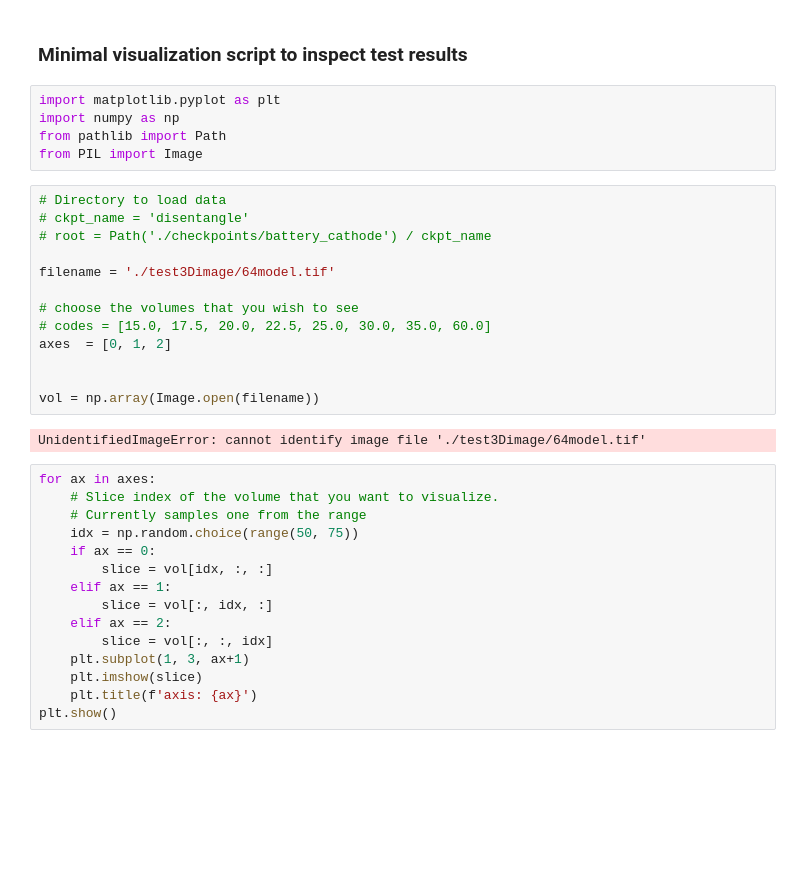
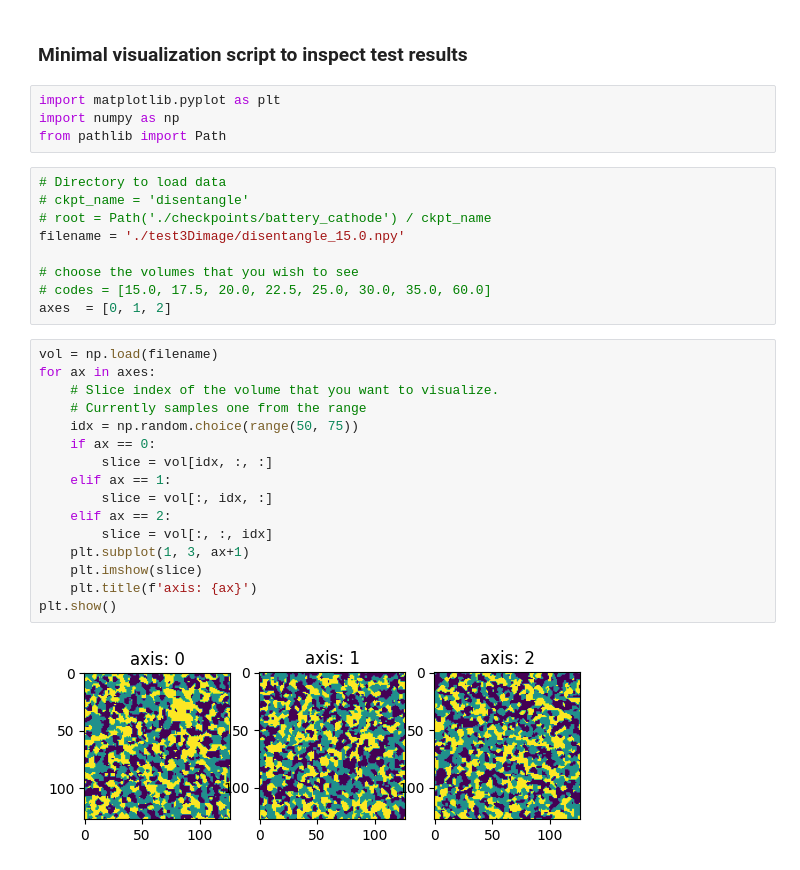
Before and after one commit to hirtatsu/SliceGAN, a Jupyter notebook: visualize_results.ipynb, the cells around one changed output. Cells and saved outputs as stored; diff of their text form; blank space fills up the shorter version.

```diff
--- a/visualize_results.ipynb
+++ b/visualize_results.ipynb
@@ -4,34 +4,30 @@
 import matplotlib.pyplot as plt
 import numpy as np
 from pathlib import Path
-from PIL import Image
 # %%
 # Directory to load data
 # ckpt_name = 'disentangle'
 # root = Path('./checkpoints/battery_cathode') / ckpt_name
-
-filename = './test3Dimage/64model.tif'
+filename = './test3Dimage/disentangle_15.0.npy'
 
 # choose the volumes that you wish to see
 # codes = [15.0, 17.5, 20.0, 22.5, 25.0, 30.0, 35.0, 60.0]
 axes  = [0, 1, 2]
-
-
-vol = np.array(Image.open(filename))
-# %% [output]
-UnidentifiedImageError: cannot identify image file './test3Dimage/64model.tif'
 # %%
+vol = np.load(filename)
 for ax in axes:
     # Slice index of the volume that you want to visualize.
     # Currently samples one from the range
     idx = np.random.choice(range(50, 75))
     if ax == 0:
         slice = vol[idx, :, :]
     elif ax == 1:
         slice = vol[:, idx, :]
     elif ax == 2:
         slice = vol[:, :, idx]
     plt.subplot(1, 3, ax+1)
     plt.imshow(slice)
     plt.title(f'axis: {ax}')
 plt.show()
+# %% [output]
+[figure, added]
```
Also changed, not shown: 2 other files.
